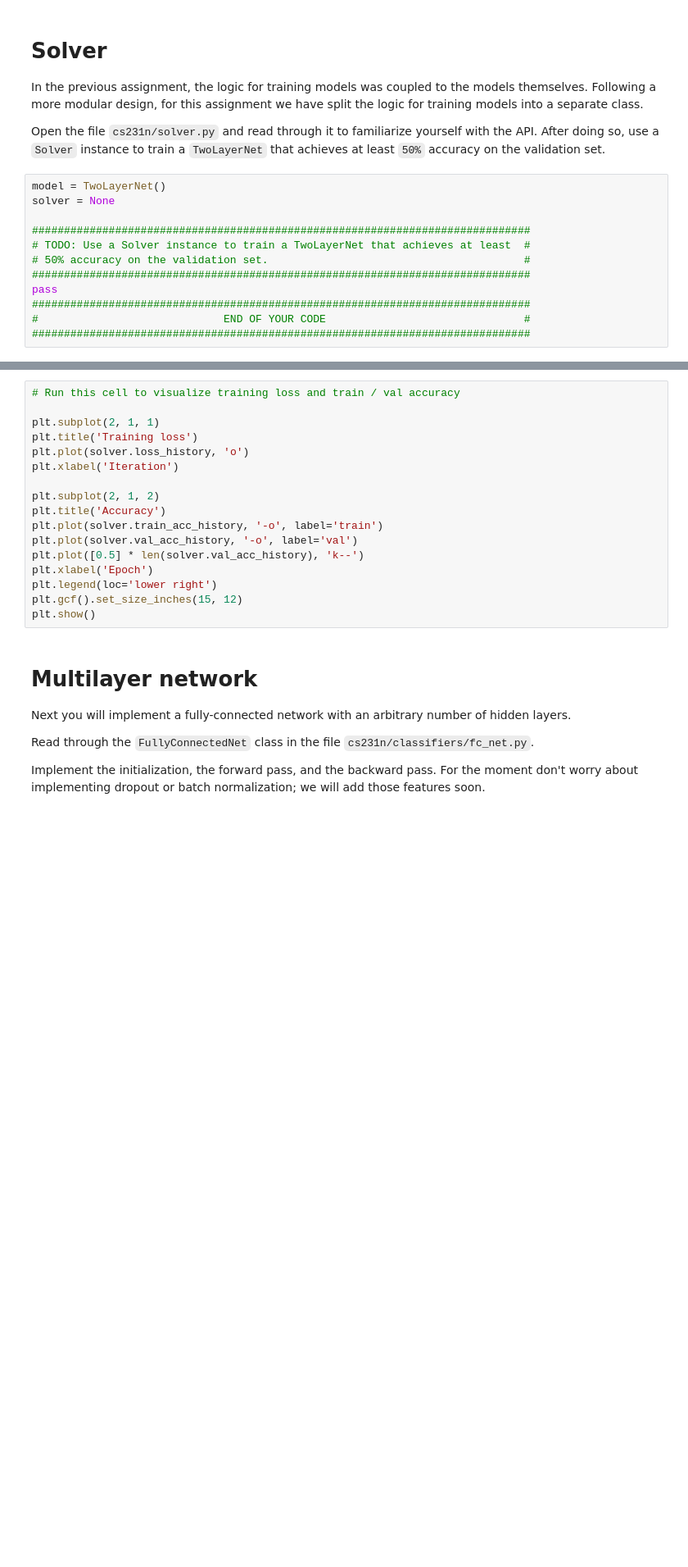
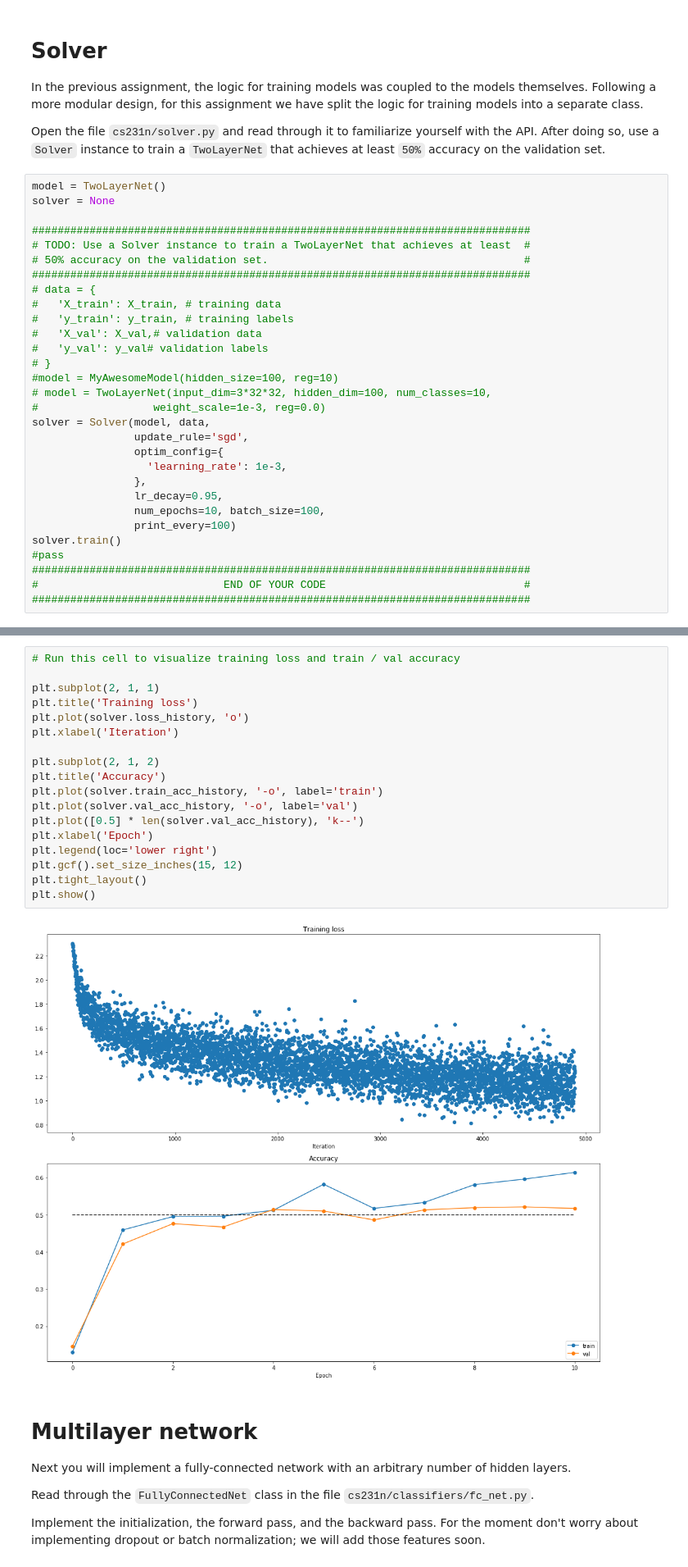
Before and after one commit to dbxmcf/cs231n_assign1, a Jupyter notebook: assignment2/FullyConnectedNets.ipynb, the cells around one changed output, grey strips where cells are left out. Shown at 82% size. Saved outputs shown, nothing was run; the diff lists cells and outputs as text; blank space fills up the shorter version.

Commit message:
done train 2layernet

```diff
--- a/assignment2/FullyConnectedNets.ipynb
+++ b/assignment2/FullyConnectedNets.ipynb
@@ -305,7 +322,25 @@ solver = None
 # TODO: Use a Solver instance to train a TwoLayerNet that achieves at least  #
 # 50% accuracy on the validation set.                                        #
 ##############################################################################
-pass
+# data = {
+#   'X_train': X_train, # training data
+#   'y_train': y_train, # training labels
+#   'X_val': X_val,# validation data
+#   'y_val': y_val# validation labels
+# }
+#model = MyAwesomeModel(hidden_size=100, reg=10)
+# model = TwoLayerNet(input_dim=3*32*32, hidden_dim=100, num_classes=10,
+#                  weight_scale=1e-3, reg=0.0)
+solver = Solver(model, data,
+                update_rule='sgd',
+                optim_config={
+                  'learning_rate': 1e-3,
+                },
+                lr_decay=0.95,
+                num_epochs=10, batch_size=100,
+                print_every=100)
+solver.train()
+#pass
 ##############################################################################
 #                             END OF YOUR CODE                               #
 ##############################################################################
@@ -312,20 +365,23 @@ pass
 # %%
 # Run this cell to visualize training loss and train / val accuracy
 
 plt.subplot(2, 1, 1)
 plt.title('Training loss')
 plt.plot(solver.loss_history, 'o')
 plt.xlabel('Iteration')
 
 plt.subplot(2, 1, 2)
 plt.title('Accuracy')
 plt.plot(solver.train_acc_history, '-o', label='train')
 plt.plot(solver.val_acc_history, '-o', label='val')
 plt.plot([0.5] * len(solver.val_acc_history), 'k--')
 plt.xlabel('Epoch')
 plt.legend(loc='lower right')
 plt.gcf().set_size_inches(15, 12)
+plt.tight_layout()
 plt.show()
+# %% [output]
+[figure, added]
 # %% [markdown]
 # Multilayer network
 Next you will implement a fully-connected network with an arbitrary number of hidden layers.
```
Also changed, not shown: parts of 4 cells of this notebook, 1 other file.
